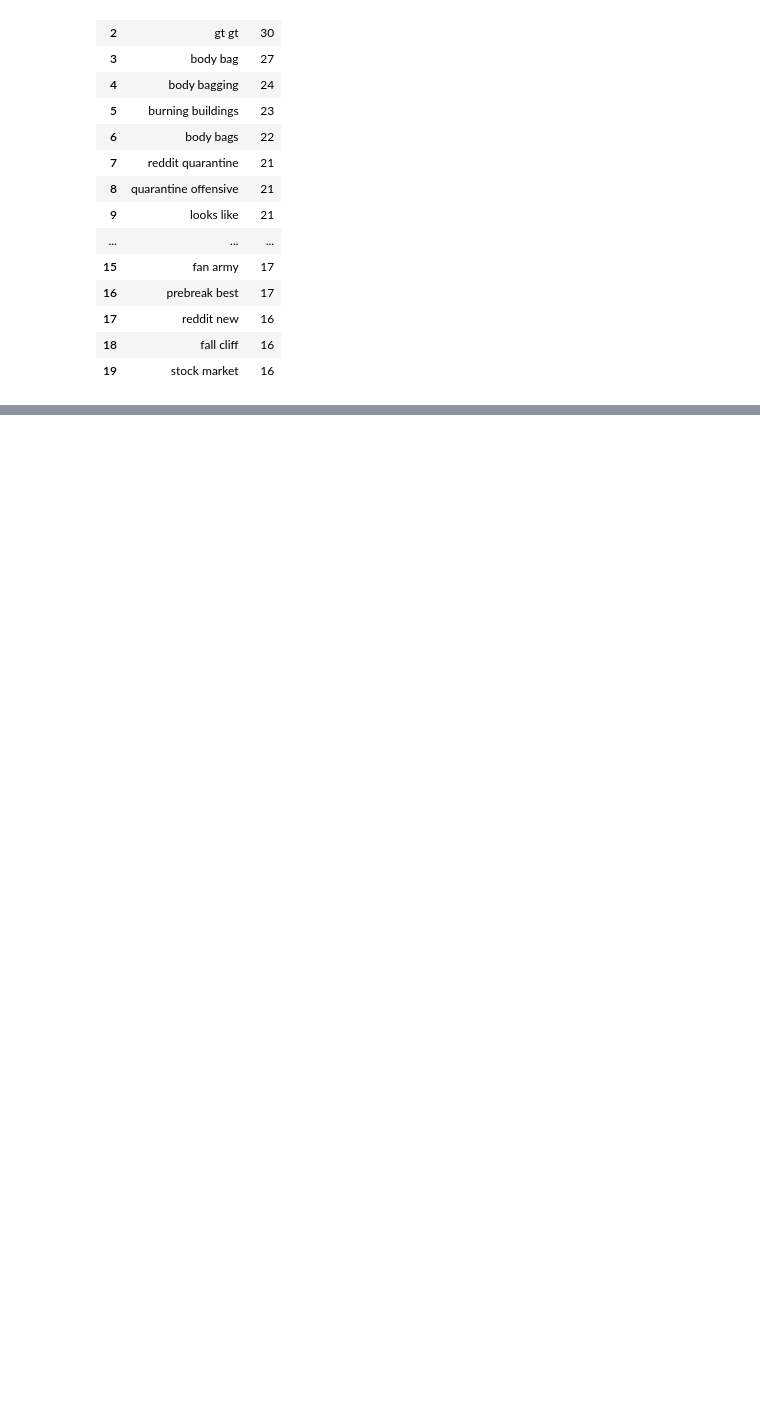
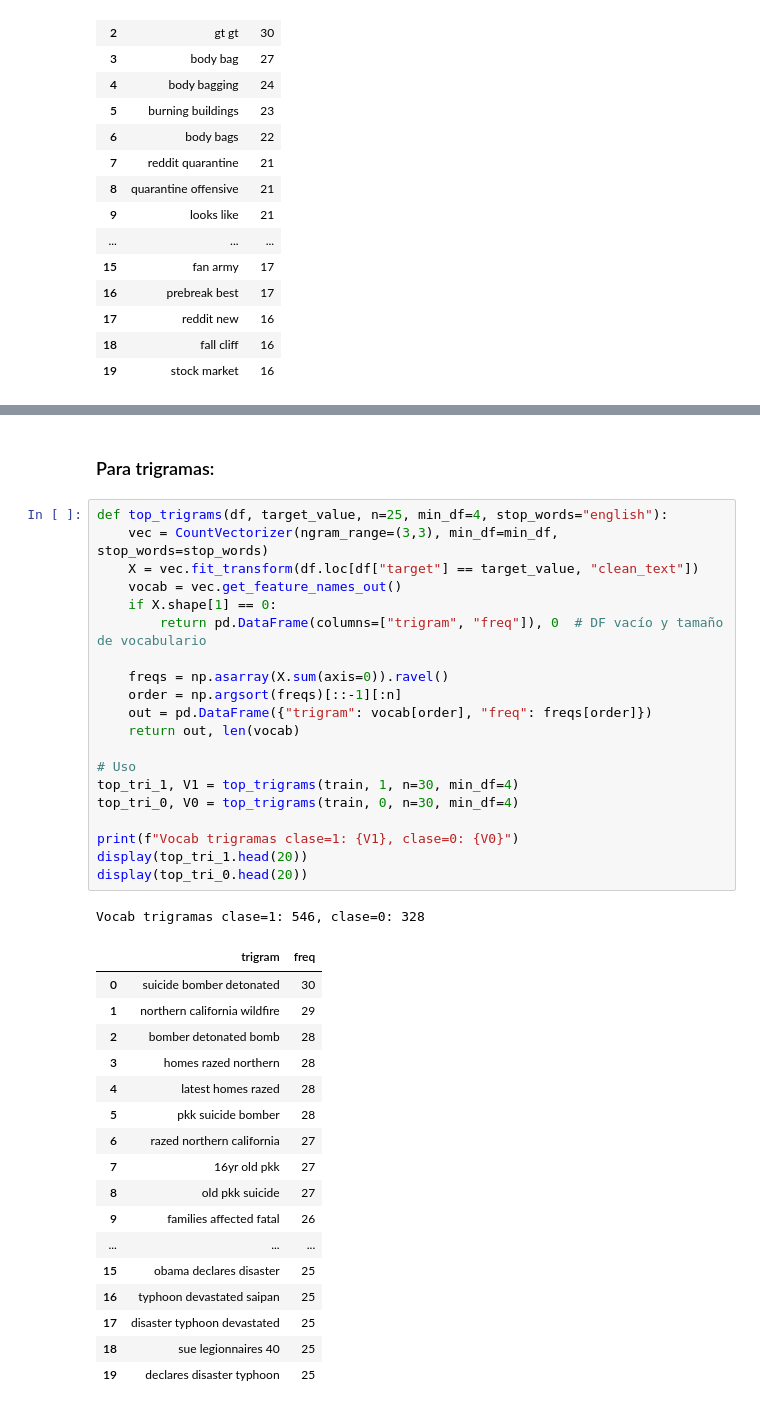
Before and after one commit to DiegoLinares11/Clasificacion-de-Tweets-usando-Mineria-de-Texto, a Jupyter notebook: mineriaDeTextos.ipynb, the cells around one changed output, grey strips where cells are left out. Cells and saved outputs as stored; diff of their text form; blank space fills up the shorter version.

```diff
--- a/mineriaDeTextos.ipynb
+++ b/mineriaDeTextos.ipynb
@@ -301,0 +312,41 @@ barh_terms(top_uni_0, "term","freq", "Top 20 palabras - No desastre (0)")
+# %% [markdown]
+### Para trigramas:
+# %%
+def top_trigrams(df, target_value, n=25, min_df=4, stop_words="english"):
+    vec = CountVectorizer(ngram_range=(3,3), min_df=min_df, stop_words=stop_words)
+    X = vec.fit_transform(df.loc[df["target"] == target_value, "clean_text"])
+    vocab = vec.get_feature_names_out()
+    if X.shape[1] == 0:
+        return pd.DataFrame(columns=["trigram", "freq"]), 0  # DF vacío y tamaño de vocabulario
+
+    freqs = np.asarray(X.sum(axis=0)).ravel()
+    order = np.argsort(freqs)[::-1][:n]
+    out = pd.DataFrame({"trigram": vocab[order], "freq": freqs[order]})
+    return out, len(vocab)
+
+# Uso
+top_tri_1, V1 = top_trigrams(train, 1, n=30, min_df=4)
+top_tri_0, V0 = top_trigrams(train, 0, n=30, min_df=4)
+
+print(f"Vocab trigramas clase=1: {V1}, clase=0: {V0}")
+display(top_tri_1.head(20))
+display(top_tri_0.head(20))
+# %% [output]
+Vocab trigramas clase=1: 546, clase=0: 328
+|  | trigram | freq |
+| 0 | suicide bomber detonated | 30 |
+| 1 | northern california wildfire | 29 |
+| 2 | bomber detonated bomb | 28 |
+| 3 | homes razed northern | 28 |
+| 4 | latest homes razed | 28 |
+| 5 | pkk suicide bomber | 28 |
+| 6 | razed northern california | 27 |
+| 7 | 16yr old pkk | 27 |
+| 8 | old pkk suicide | 27 |
+| 9 | families affected fatal | 26 |
+| ... | ... | ... |
+| 15 | obama declares disaster | 25 |
+| 16 | typhoon devastated saipan | 25 |
+| 17 | disaster typhoon devastated | 25 |
+| 18 | sue legionnaires 40 | 25 |
+| 19 | declares disaster typhoon | 25 |
```
Also changed, not shown: parts of 10 cells of this notebook.
